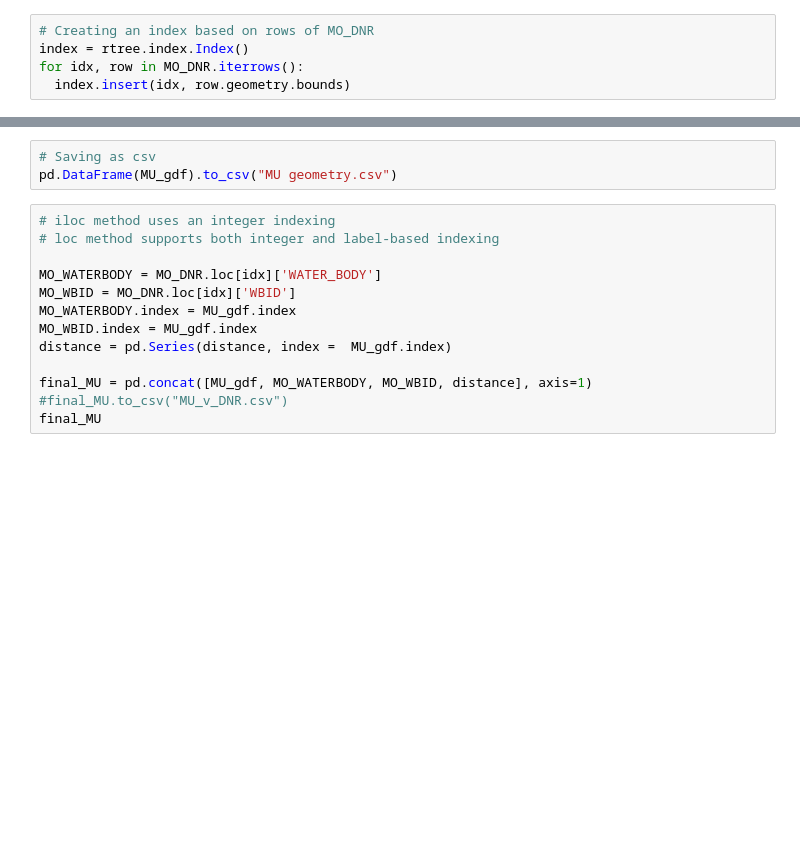
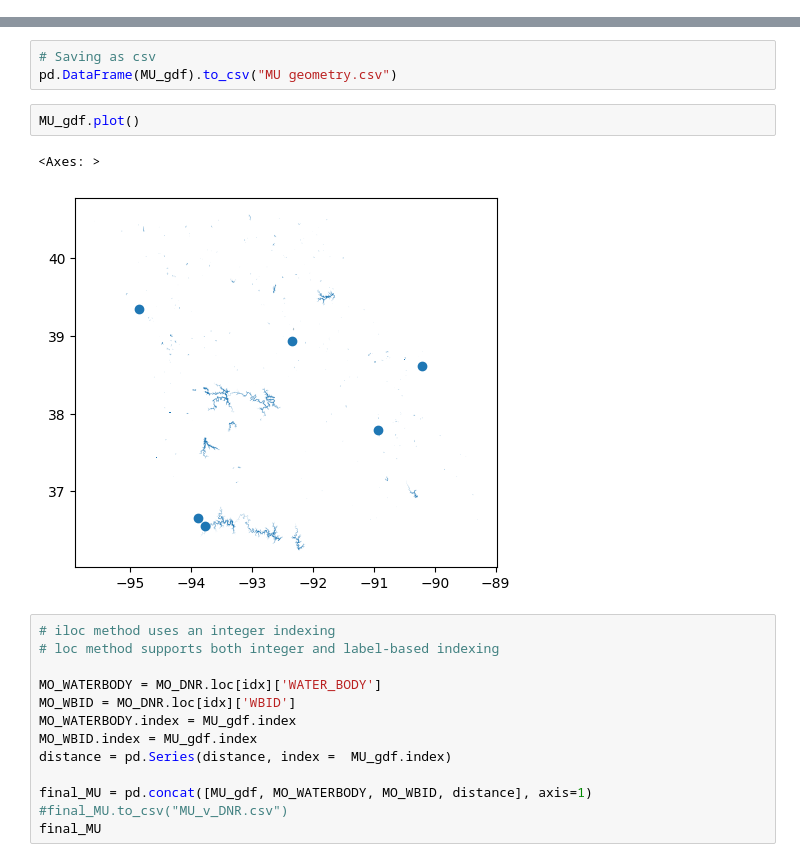
Before and after one commit to gsilsbe/Missouri_Reservoirs, a Jupyter notebook: match_MU_to_DNR_WBID_7630.ipynb, the cells around one changed output, grey strips where cells are left out. Drawn from its saved outputs; the diff is of its cells as text; blank space fills up the shorter version.

```diff
--- a/match_MU_to_DNR_WBID_7630.ipynb
+++ b/match_MU_to_DNR_WBID_7630.ipynb
@@ -84,8 +84,3 @@ Index(['waterBodyID', 'WBID', 'MULakeNumber', 'waterBody', 'WATER_BODY_DNR',
-# %%
-# Creating an index based on rows of MO_DNR
-index = rtree.index.Index()
-for idx, row in MO_DNR.iterrows():
-  index.insert(idx, row.geometry.bounds)
 # %%
 MO_DNR.index
 # %% [output]
@@ -169,6 +164,11 @@ MU_gdf.to_file("MU.geojson", driver='GeoJSON')
 # %%
 # Saving as csv
 pd.DataFrame(MU_gdf).to_csv("MU geometry.csv")
+# %%
+MU_gdf.plot()
+# %% [output]
+<Axes: >
+[figure, added]
 # %%
 # iloc method uses an integer indexing
 # loc method supports both integer and label-based indexing
```
Also changed, not shown: parts of 1 cell of this notebook.
